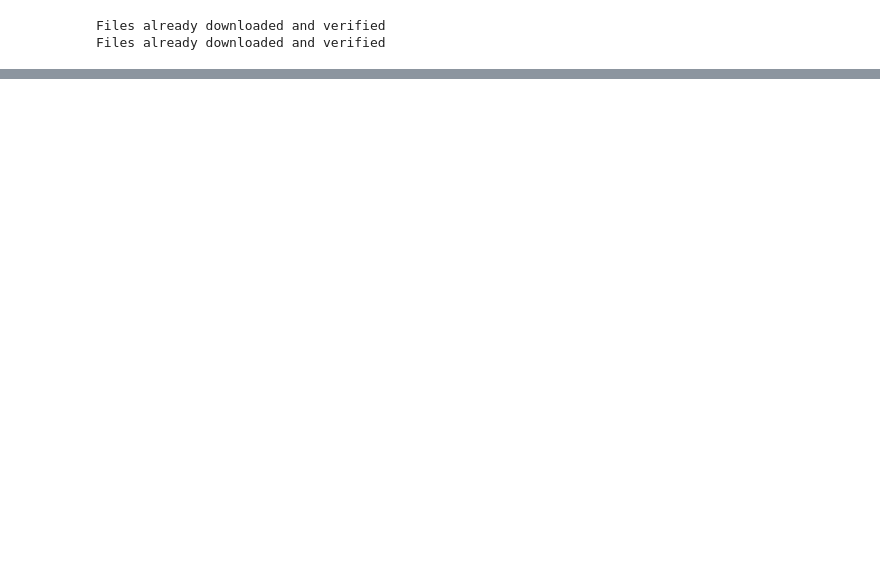
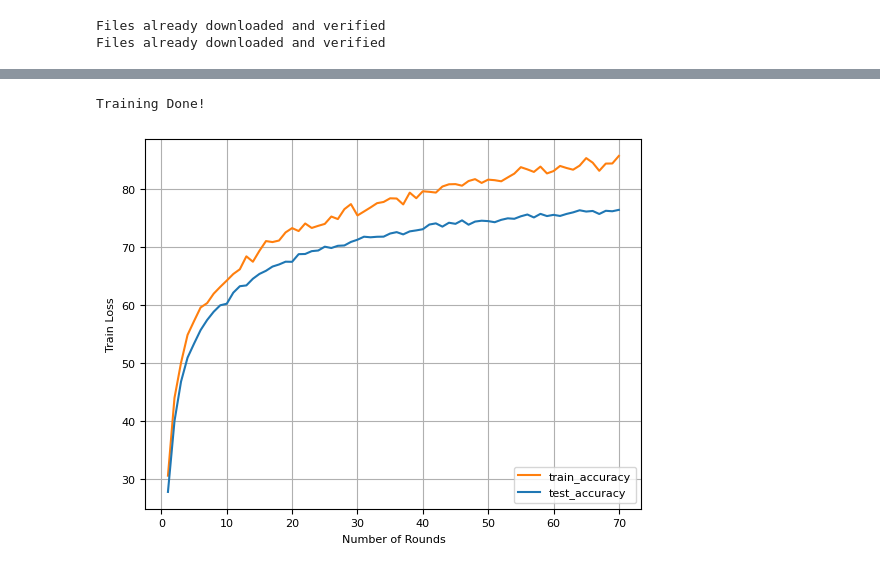
Before and after one commit to nguyentb/Backdoor-Defence-FL, a Jupyter notebook: resnet34FL.ipynb, the cells around one changed output, grey strips where cells are left out. Saved outputs shown, nothing was run; the diff lists cells and outputs as text; code cells hidden in the pictures; blank space fills up the shorter version.

```diff
--- a/resnet34FL.ipynb
+++ b/resnet34FL.ipynb
@@ -380,0 +359,24 @@ train_loss, test_loss, train_accuracy, test_accuracy = fed_learning()
+# %%
+plt.rcParams.update({'font.size': 8})
+ax = plt.subplot()
+x_axis = np.arange(1, rounds + 1)
+y_axis1 = np.array(train_loss)
+y_axis2 = np.array(test_accuracy)
+y_axis3 = np.array(test_loss)
+
+y_axis = np.array(train_accuracy)
+ax.plot(x_axis, y_axis, 'tab:' + 'orange', label='train_accuracy')
+
+# ax.plot(x_axis, y_axis1, 'tab:' + 'green', label='train_loss')
+ax.plot(x_axis, y_axis2, 'tab:' + 'blue', label='test_accuracy')
+# ax.plot(x_axis, y_axis3, 'tab:' + 'red', label='test_loss')
+
+ax.legend(loc='lower right')
+ax.set(xlabel='Number of Rounds', ylabel='Train Loss')
+ax.grid()
+
+# fig.savefig(plt_title+'.jpg', format='jpg')
+print("Training Done!")
+# %% [output]
+Training Done!
+[figure, added]
```
Also changed, not shown: parts of 9 cells of this notebook.
